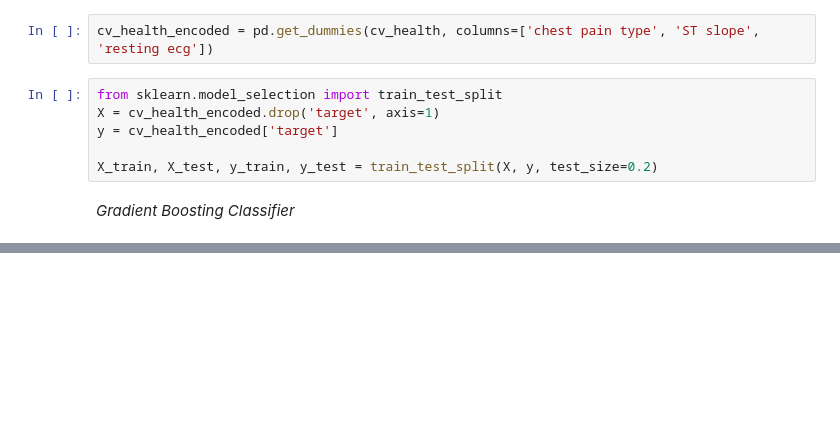
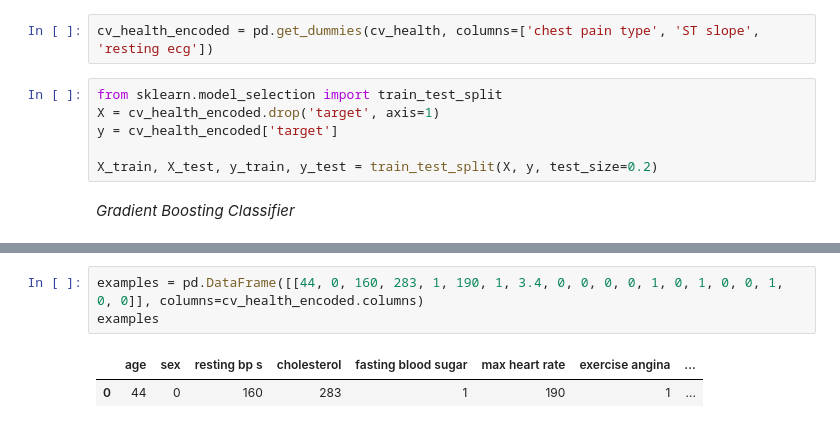
Before and after one commit to luminarian/thinkful-capstone-2, a Jupyter notebook: capstone-2.ipynb, the cells around one changed output, grey strips where cells are left out. Cells and saved outputs as stored; diff of their text form; blank space fills up the shorter version.

```diff
--- a/capstone-2.ipynb
+++ b/capstone-2.ipynb
@@ -274,0 +191,6 @@ plt.show()
+# %%
+examples = pd.DataFrame([[44, 0, 160, 283, 1, 190, 1, 3.4, 0, 0, 0, 0, 1, 0, 1, 0, 0, 1, 0, 0]], columns=cv_health_encoded.columns)
+examples
+# %% [output]
+|  | age | sex | resting bp s | cholesterol | fasting blood sugar | max heart rate | exercise angina | ... |
+| 0 | 44 | 0 | 160 | 283 | 1 | 190 | 1 | ... |
```
Also changed, not shown: parts of 27 cells of this notebook.
